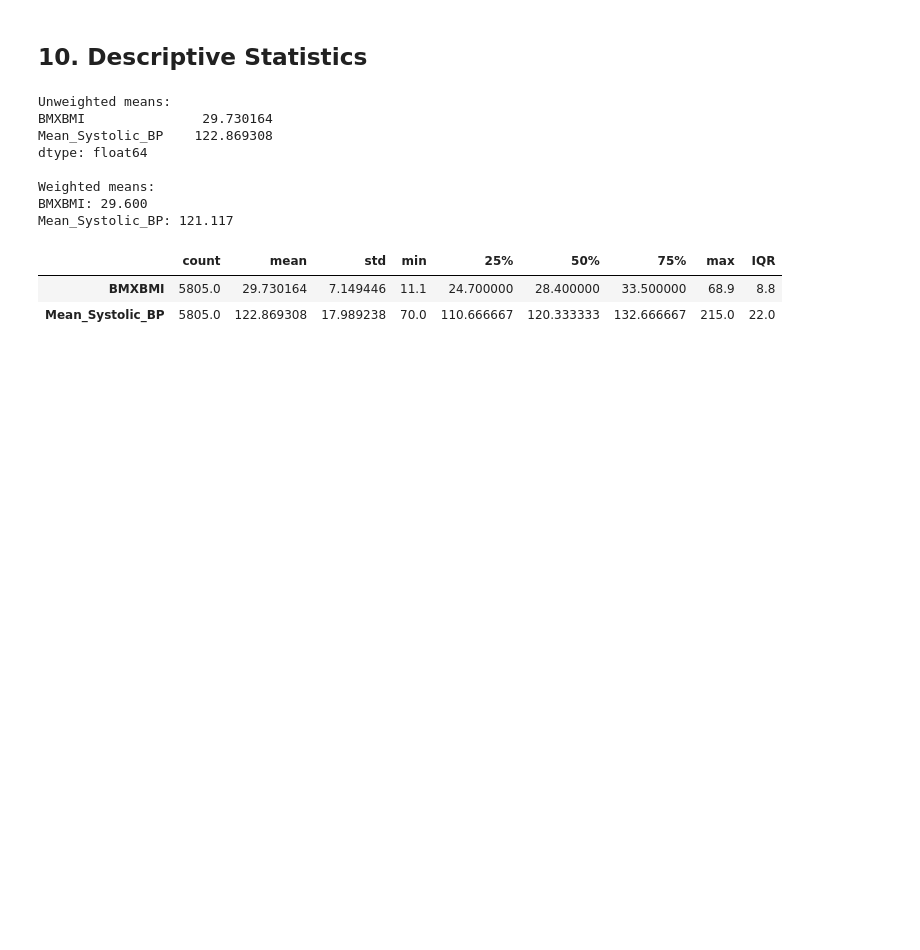
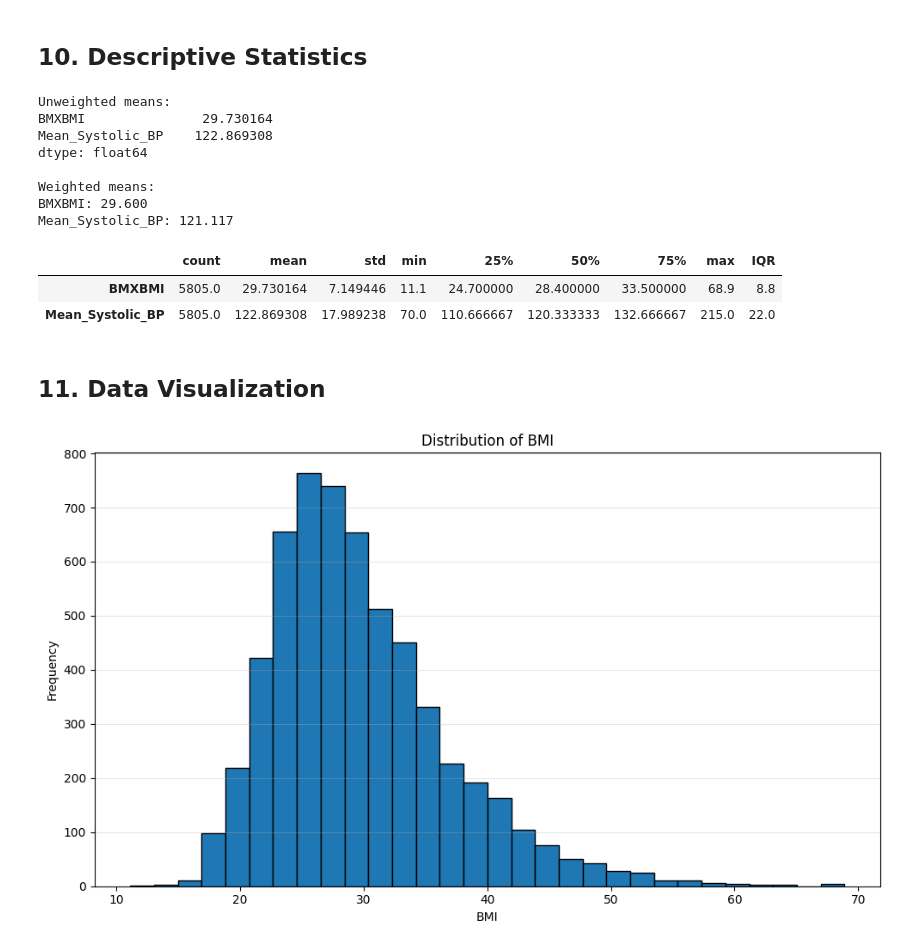
Before and after one commit to HisEgo/NHANES_Project, a Jupyter notebook: notebooks/phase1_exploration.ipynb, the cells around one changed output. Saved outputs shown, nothing was run; the diff lists cells and outputs as text; code cells hidden in the pictures; blank space fills up the shorter version.

Commit message:
Add Phase 1 data visualizations and correlation analysis

```diff
--- a/notebooks/phase1_exploration.ipynb
+++ b/notebooks/phase1_exploration.ipynb
@@ -681,3 +681,25 @@ descriptive_stats
 |  | count | mean | std | min | 25% | 50% | 75% | max | IQR |
 | BMXBMI | 5805.0 | 29.730164 | 7.149446 | 11.1 | 24.700000 | 28.400000 | 33.500000 | 68.9 | 8.8 |
 | Mean_Systolic_BP | 5805.0 | 122.869308 | 17.989238 | 70.0 | 110.666667 | 120.333333 | 132.666667 | 215.0 | 22.0 |
+# %% [markdown]
+## 11. Data Visualization
+# %%
+import matplotlib.pyplot as plt
+
+plt.figure(figsize=(10, 6))
+
+plt.hist(
+    with_bp["BMXBMI"],
+    bins=30,
+    edgecolor="black"
+)
+
+plt.title("Distribution of BMI")
+plt.xlabel("BMI")
+plt.ylabel("Frequency")
+
+plt.grid(axis="y", alpha=0.3)
+plt.tight_layout()
+plt.show()
+# %% [output]
+[figure, added]
```
Also changed, not shown: parts of 4 cells of this notebook.
